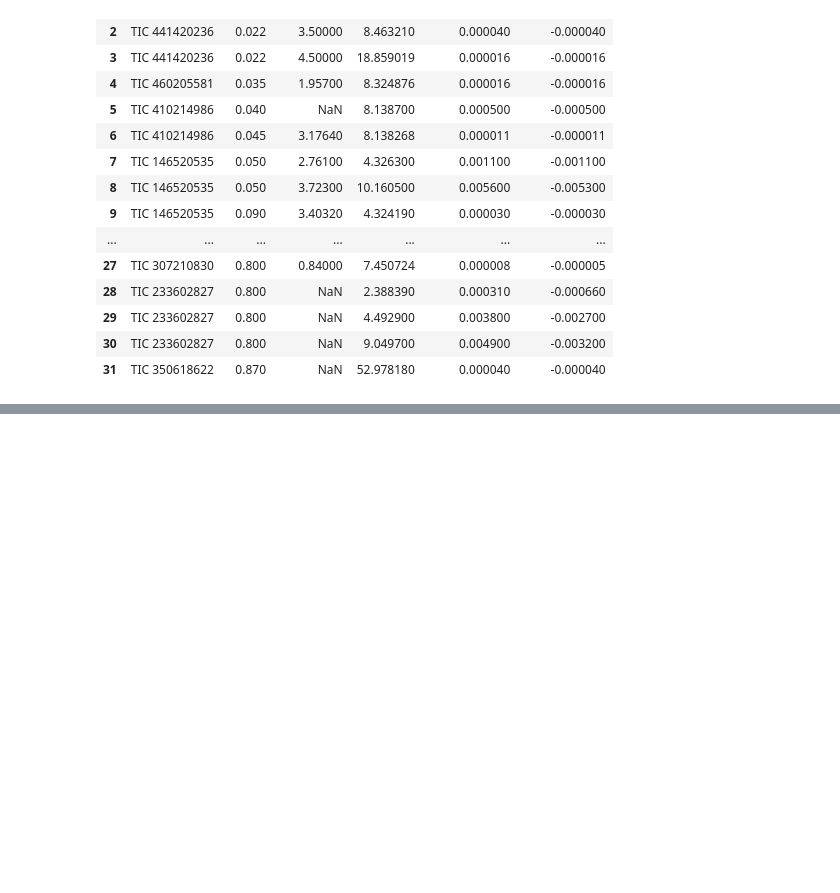
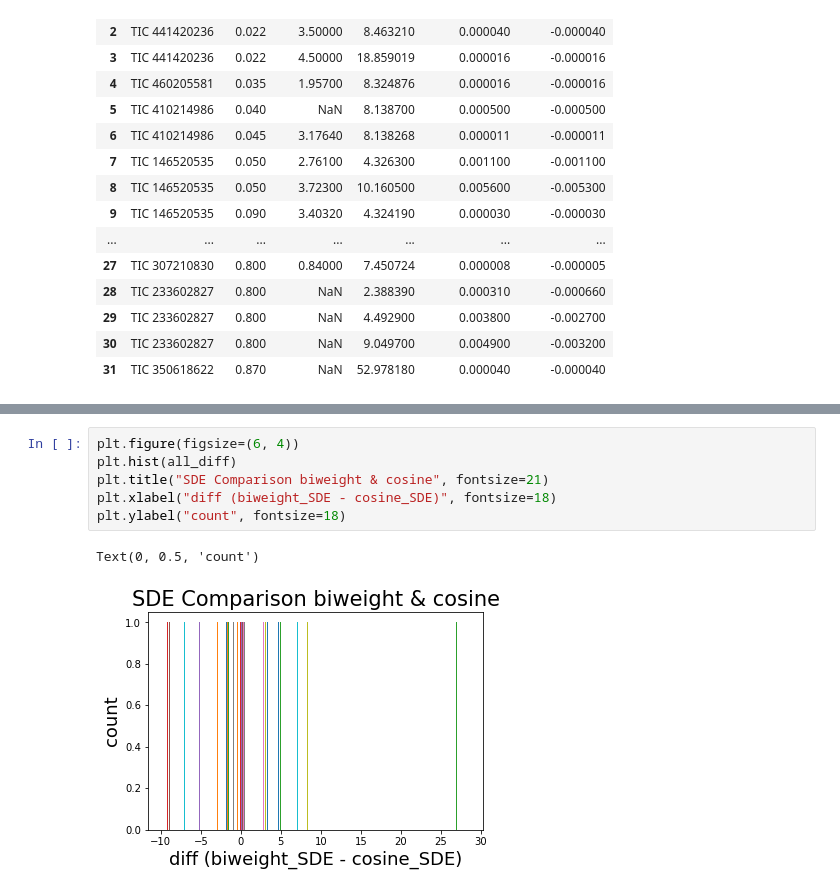
Before and after one commit to hiremasa/ytps, a Jupyter notebook: src/Extract_Nasa_exoplanet_archive.ipynb, the cells around one changed output, grey strips where cells are left out. Drawn from its saved outputs; the diff is of its cells as text; blank space fills up the shorter version.

```diff
--- a/src/Extract_Nasa_exoplanet_archive.ipynb
+++ b/src/Extract_Nasa_exoplanet_archive.ipynb
@@ -283,0 +315,9 @@ df_target
+# %%
+plt.figure(figsize=(6, 4))
+plt.hist(all_diff)
+plt.title("SDE Comparison biweight & cosine", fontsize=21)
+plt.xlabel("diff (biweight_SDE - cosine_SDE)", fontsize=18)
+plt.ylabel("count", fontsize=18)
+# %% [output]
+Text(0, 0.5, 'count')
+[figure, added]
```
Also changed, not shown: parts of 22 cells of this notebook, 1 other file.
